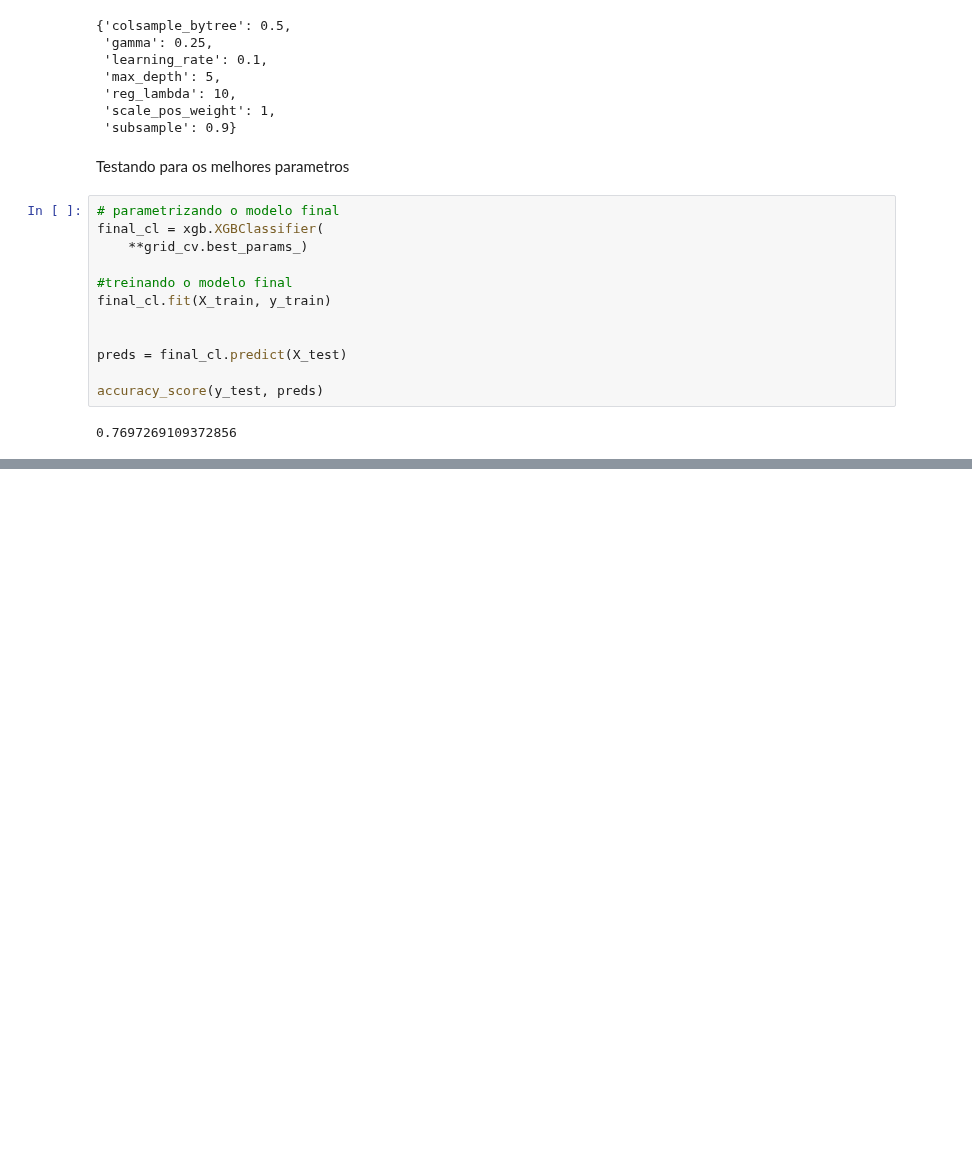
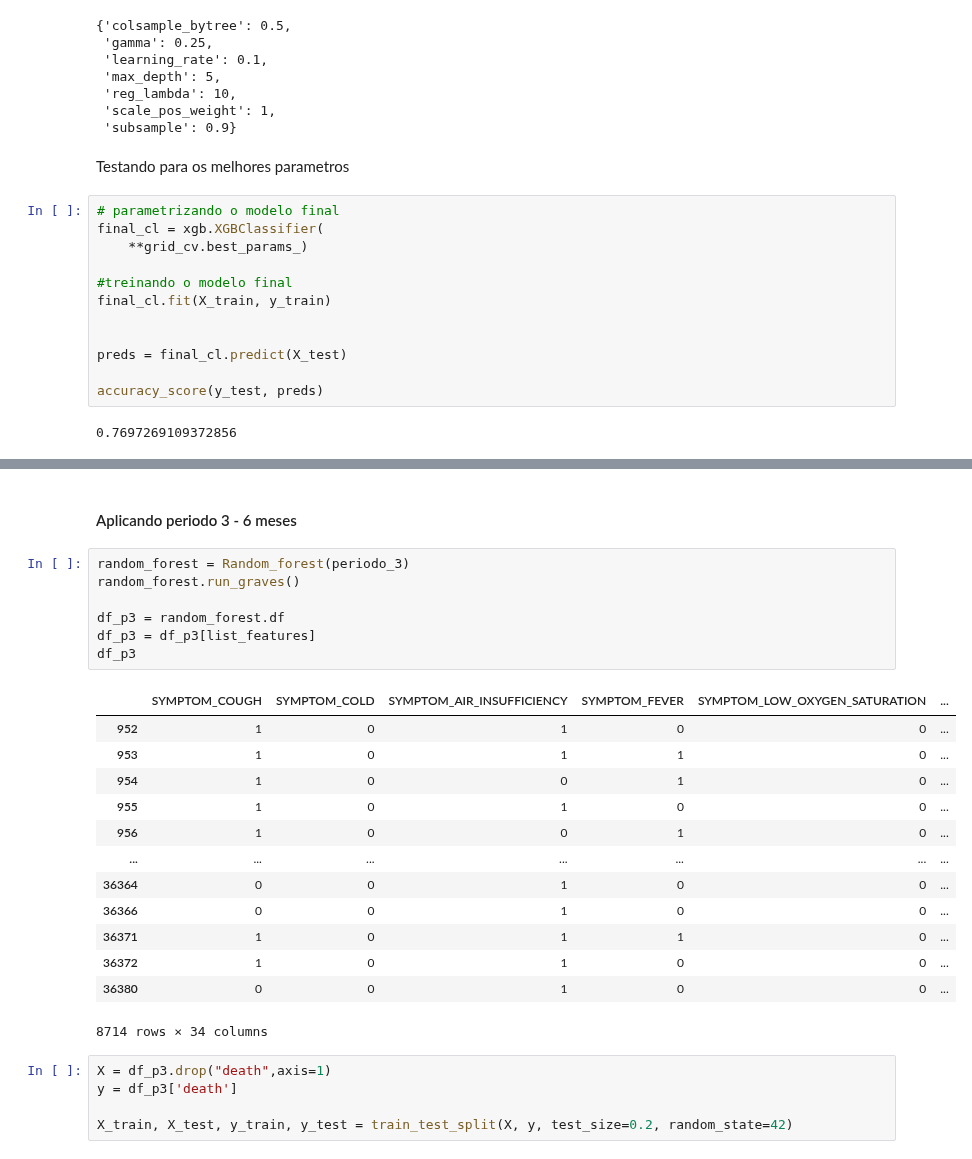
Before and after one commit to bielarnaud/Estudo_dados_de_covid, a Jupyter notebook: Codes/XGBoost.ipynb, the cells around one changed output, grey strips where cells are left out. Cells and saved outputs as stored; diff of their text form; blank space fills up the shorter version.

```diff
--- a/Codes/XGBoost.ipynb
+++ b/Codes/XGBoost.ipynb
@@ -100,0 +221,28 @@ accuracy_score(y_test, preds)
+# %% [markdown]
+#### Aplicando periodo 3 - 6 meses
+# %%
+random_forest = Random_forest(periodo_3)
+random_forest.run_graves()
+
+df_p3 = random_forest.df
+df_p3 = df_p3[list_features]
+df_p3
+# %% [output]
+|  | SYMPTOM_COUGH | SYMPTOM_COLD | SYMPTOM_AIR_INSUFFICIENCY | SYMPTOM_FEVER | SYMPTOM_LOW_OXYGEN_SATURATION | ... |
+| 952 | 1 | 0 | 1 | 0 | 0 | ... |
+| 953 | 1 | 0 | 1 | 1 | 0 | ... |
+| 954 | 1 | 0 | 0 | 1 | 0 | ... |
+| 955 | 1 | 0 | 1 | 0 | 0 | ... |
+| 956 | 1 | 0 | 0 | 1 | 0 | ... |
+| ... | ... | ... | ... | ... | ... | ... |
+| 36364 | 0 | 0 | 1 | 0 | 0 | ... |
+| 36366 | 0 | 0 | 1 | 0 | 0 | ... |
+| 36371 | 1 | 0 | 1 | 1 | 0 | ... |
+| 36372 | 1 | 0 | 1 | 0 | 0 | ... |
+| 36380 | 0 | 0 | 1 | 0 | 0 | ... |
+8714 rows × 34 columns
+# %%
+X = df_p3.drop("death",axis=1)
+y = df_p3['death']
+
+X_train, X_test, y_train, y_test = train_test_split(X, y, test_size=0.2, random_state=42)
```
Also changed, not shown: parts of 40 cells of this notebook, 2 other files.
